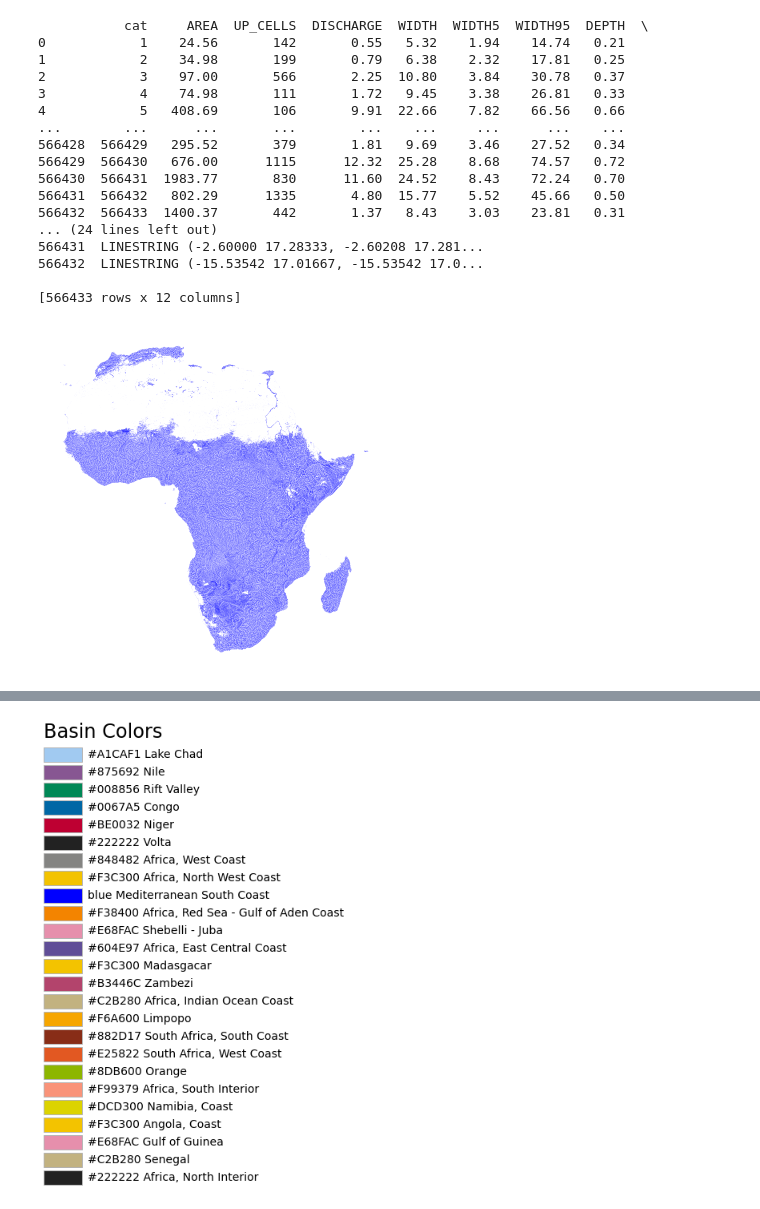
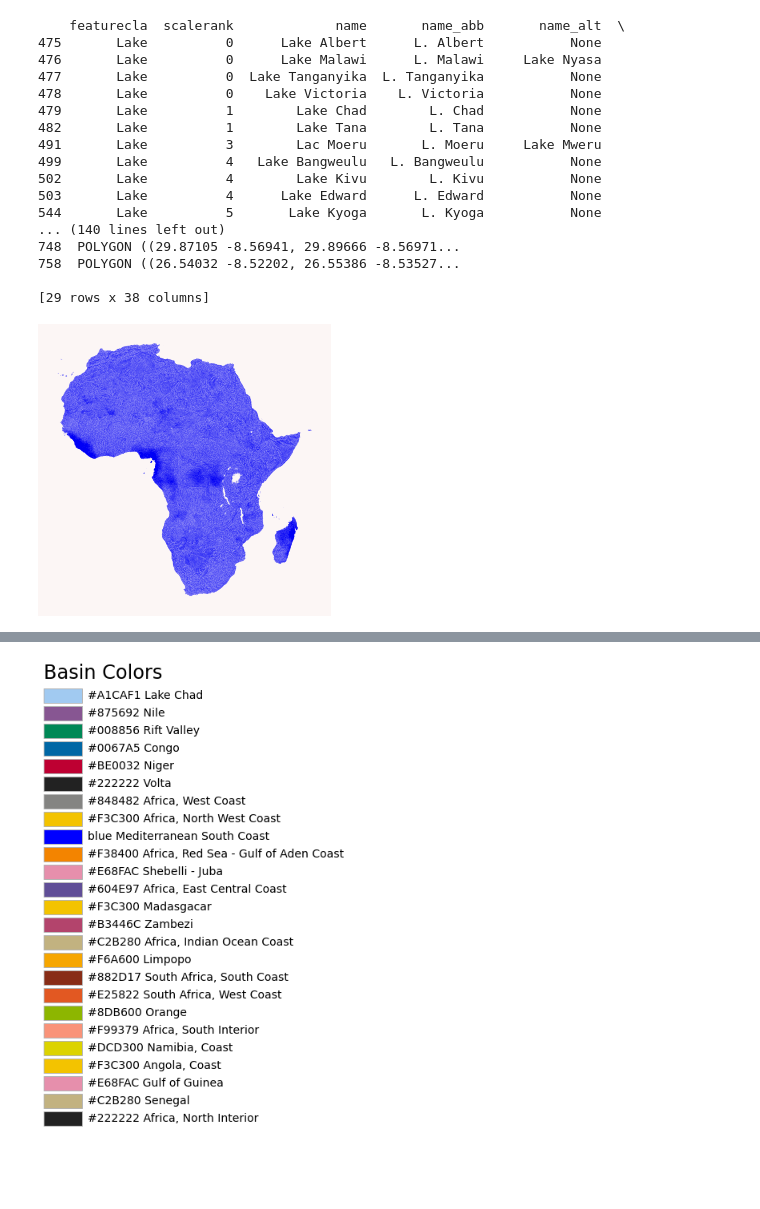
Before and after one commit to symmy596/towards-data-science-articles, a Jupyter notebook: Africa_Rivers/Africa_Rivers_Article.ipynb, the cells around one changed output, grey strips where cells are left out. Cells and saved outputs as stored; diff of their text form; code cells hidden in the pictures; blank space fills up the shorter version.

```diff
--- a/Africa_Rivers/Africa_Rivers_Article.ipynb
+++ b/Africa_Rivers/Africa_Rivers_Article.ipynb
@@ -1,4 +1,6 @@
 # %%
 import geopandas as gpd
 
-africa_rivers = gpd.read_file("../../Nature/rivers/data/rivers/africa/afrivs.shp")
+africa_rivers = gpd.read_file("../../Nature/rivers/data/rivers/africa/a00000009.gdbtable")
+
+print(africa_rivers)
@@ -5,36 +25,48 @@ africa_rivers = gpd.read_file("../../Nature/rivers/data/rivers/africa/afrivs.shp
+# %%
+lakes = gpd.read_file("../../PythonMapsData/NaturalEarth/10m_physical/ne_10m_lakes.shp")
+lakes = lakes.loc[lakes['featurecla'] == 'Lake']
+lakes = lakes.dropna(subset=['name'])
+
+country_shapefiles = gpd.read_file("../../PythonMapsData/NaturalEarth/10m_cultural/ne_10m_admin_0_countries.shp")
+africa = country_shapefiles.loc[country_shapefiles['CONTINENT'] == 'Africa']
+africa_lakes = gpd.sjoin(lakes, africa, op='intersects')
+africa_lakes = lakes.loc[lakes.index.isin(africa_lakes.index.tolist())]
+excluded_rivers = gpd.sjoin(africa_rivers, africa_lakes, op='within')
+africa_rivers = africa_rivers.loc[~africa_rivers.index.isin(excluded_rivers.index.tolist())]
 # %%
-print(africa_rivers)
+print(africa_lakes)
 # %% [output]
-           cat     AREA  UP_CELLS  DISCHARGE  WIDTH  WIDTH5  WIDTH95  DEPTH  \
-0            1    24.56       142       0.55   5.32    1.94    14.74   0.21
-1            2    34.98       199       0.79   6.38    2.32    17.81   0.25
-2            3    97.00       566       2.25  10.80    3.84    30.78   0.37
-3            4    74.98       111       1.72   9.45    3.38    26.81   0.33
-4            5   408.69       106       9.91  22.66    7.82    66.56   0.66
-...        ...      ...       ...        ...    ...     ...      ...    ...
-566428  566429   295.52       379       1.81   9.69    3.46    27.52   0.34
-566429  566430   676.00      1115      12.32  25.28    8.68    74.57   0.72
-566430  566431  1983.77       830      11.60  24.52    8.43    72.24   0.70
-566431  566432   802.29      1335       4.80  15.77    5.52    45.66   0.50
-566432  566433  1400.37       442       1.37   8.43    3.03    23.81   0.31
-... (24 lines left out)
-566431  LINESTRING (-2.60000 17.28333, -2.60208 17.281...
-566432  LINESTRING (-15.53542 17.01667, -15.53542 17.0...
+    featurecla  scalerank             name       name_abb       name_alt  \
+475       Lake          0      Lake Albert      L. Albert           None
+476       Lake          0      Lake Malawi      L. Malawi     Lake Nyasa
+477       Lake          0  Lake Tanganyika  L. Tanganyika           None
+478       Lake          0    Lake Victoria    L. Victoria           None
+479       Lake          1        Lake Chad        L. Chad           None
+482       Lake          1        Lake Tana        L. Tana           None
+491       Lake          3        Lac Moeru       L. Moeru     Lake Mweru
+499       Lake          4   Lake Bangweulu   L. Bangweulu           None
+502       Lake          4        Lake Kivu        L. Kivu           None
+503       Lake          4      Lake Edward      L. Edward           None
+544       Lake          5       Lake Kyoga       L. Kyoga           None
+... (140 lines left out)
+748  POLYGON ((29.87105 -8.56941, 29.89666 -8.56971...
+758  POLYGON ((26.54032 -8.52202, 26.55386 -8.53527...
 
-[566433 rows x 12 columns]
+[29 rows x 38 columns]
 # %%
 import matplotlib.pyplot as plt
 
-fig, ax = plt.subplots(facecolor='white')
+fig, ax = plt.subplots(facecolor='#FCF6F5FF')
 fig.set_size_inches(5, 7)
 
-africa_rivers.plot(axes=ax, color='blue', lw=0.1)
+africa_rivers.plot(ax=ax, color='blue', lw=0.1)
+africa_lakes.plot(ax=ax, color='#FCF6F5FF', alpha=1)
+
 ax.axis('off')
 
-plt.tight_layout()
 plt.savefig("outputs/raw1.png", dpi=600, bbox_inches='tight')
 plt.show()
 # %% [output]
-[figure, old version]
+[figure, new version]
 # %%
 basins = gpd.read_file("../../Nature/rivers/data/basins/africa/hydrobasins_africa.shp")
```
Also changed, not shown: parts of 17 cells of this notebook, 8 other files.
